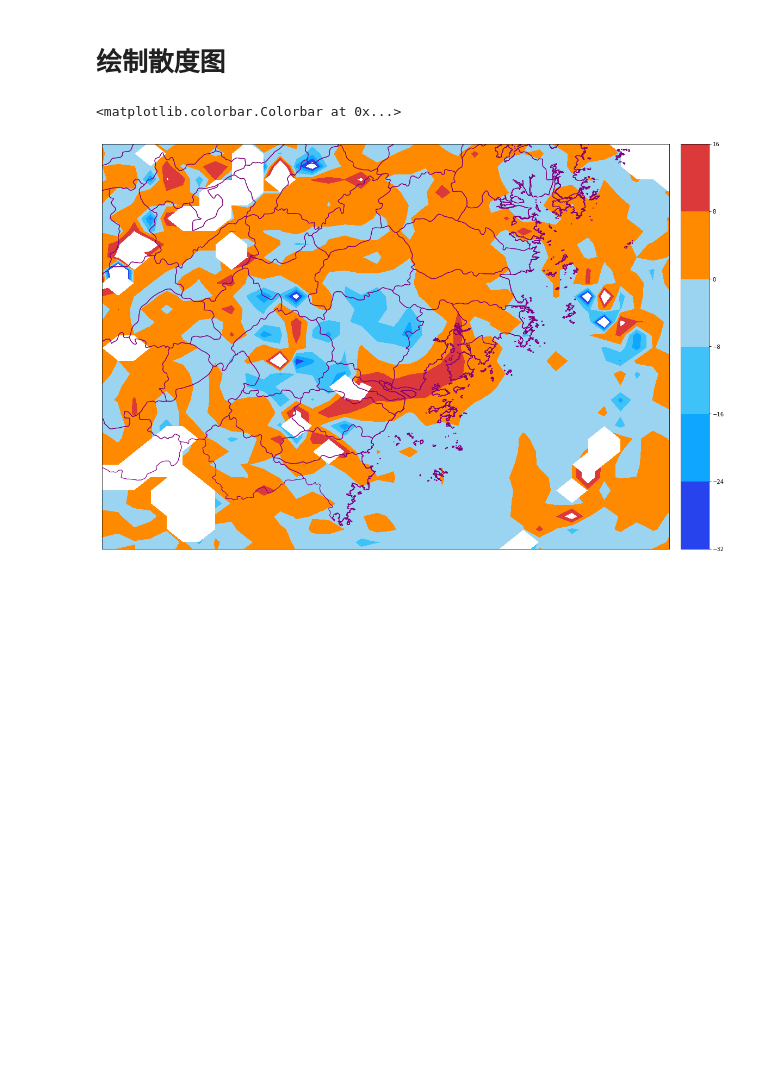
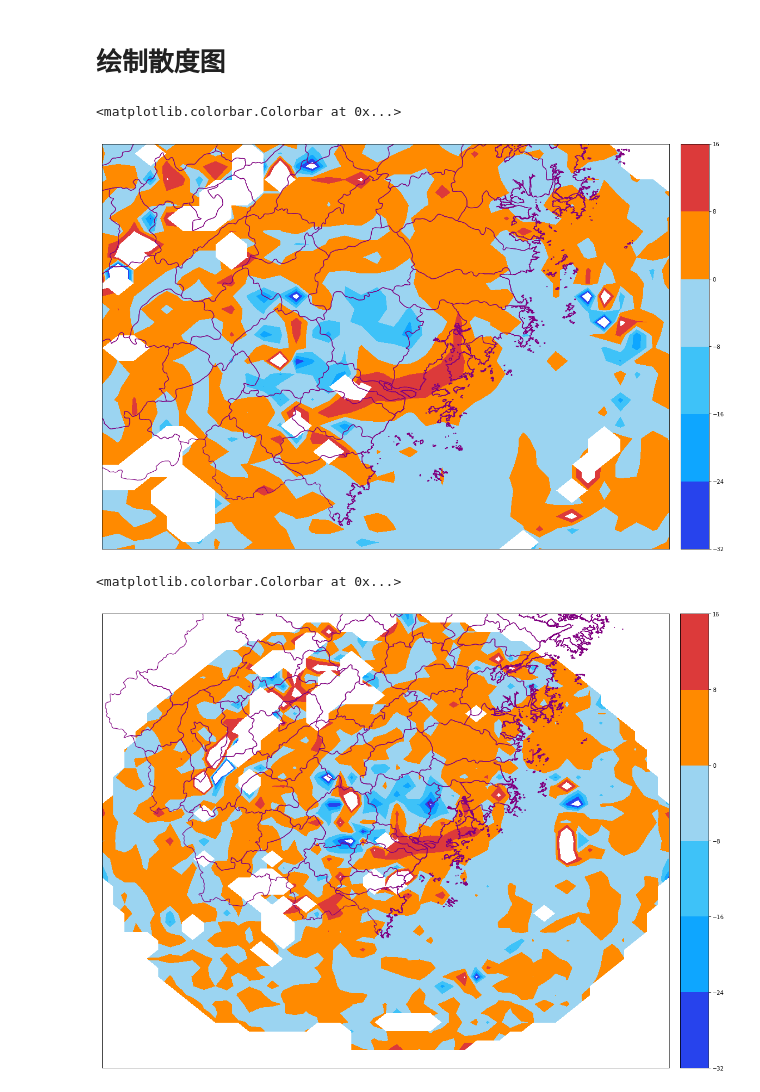
Before and after one commit to liyuan3970/3DVAR_retrive_radar_wind_from_typhoon1909, a Jupyter notebook: ncl/dv/dv.ipynb, the cells around one changed output. Drawn from its saved outputs; the diff is of its cells as text; code cells hidden in the pictures; blank space fills up the shorter version.

Commit message:
data

```diff
--- a/ncl/dv/dv.ipynb
+++ b/ncl/dv/dv.ipynb
@@ -66,3 +66,69 @@ m.colorbar(shade)
 # %% [output]
 <matplotlib.colorbar.Colorbar at 0x...>
 [figure]
+# %%
+# 局地地形的
+%matplotlib inline
+import numpy as np
+import matplotlib.pyplot as plt
+import cartopy.crs as ccrs
+import cartopy.feature as cfeature
+from cartopy.mpl.ticker import LongitudeFormatter, LatitudeFormatter
+import netCDF4
+
+from ncmaps import Cmaps
+
+from matplotlib import cm
+from ncmaps import Cmaps
+from cartopy.feature import ShapelyFeature
+from cartopy.io.shapereader import Reader
+self_define_list = [33,53,74,93,110,130,180,240]
+rgb_file = 'ncl_default'
+#以下是核心api,实质为调用Cmaps基类的listmap()方法
+cmaps = Cmaps('ncl_default',self_define_list).listmap()
+
+
+filepath = "/workspace/liyuan3970/Data/data/meto_data/radar_typhoon_liqima/wenzhou_rada/dv/"
+
+f = netCDF4.Dataset(filepath+'20190809162900.nc')
+
+dv =  f.variables['dv'][0,:,:]*10000
+lat = f.variables['lat']
+lon = f.variables['lon']
+
+
+
+box = [118, 123.5, 26, 30]
+scale = '10m'
+xstep, ystep = 0.5, 0.5
+fig = plt.figure(figsize=(20, 15))
+
+from mpl_toolkits.basemap import Basemap
+m = Basemap(llcrnrlon=118,llcrnrlat=26.0,urcrnrlon=123,urcrnrlat=30)
+
+
+fname = '/home/liyuan3970/Data/data/meto_data/geogphy_file/zhejiang.shp'
+fname = '/home/liyuan3970/Data/data/meto_data/geogphy_file/zhejiang'
+
+
+# zero_direction_label用来设置经度的0度加不加E和W
+lon_formatter = LongitudeFormatter(zero_direction_label=False)
+lat_formatter = LatitudeFormatter()
+#ax.quiver(lon[::3],lat[::3],u[::3,::3], v[::3,::3], transform=ccrs.PlateCarree())
+
+#levels = [100,150,200,250,300,350,400,450,500,550,600,650,700,750,800]
+levels = [-32,-24,-16,-8,0,8,16]
+lons, lats = np.meshgrid(lon[::5], lat[::5])
+
+
+
+
+
+shade = m.contourf(lons,lats,dv[::5,::5],cmap=cmaps,levels=levels)
+#shade = m.contourf(lons,lats,dv[::5,::5])
+m.readshapefile(fname,'zhejiang',color='purple',linewidth=1.2)
+
+m.colorbar(shade)
+# %% [output]
+<matplotlib.colorbar.Colorbar at 0x...>
+[figure, added]
```
Also changed, not shown: parts of 2 cells of this notebook, 15 other files.
